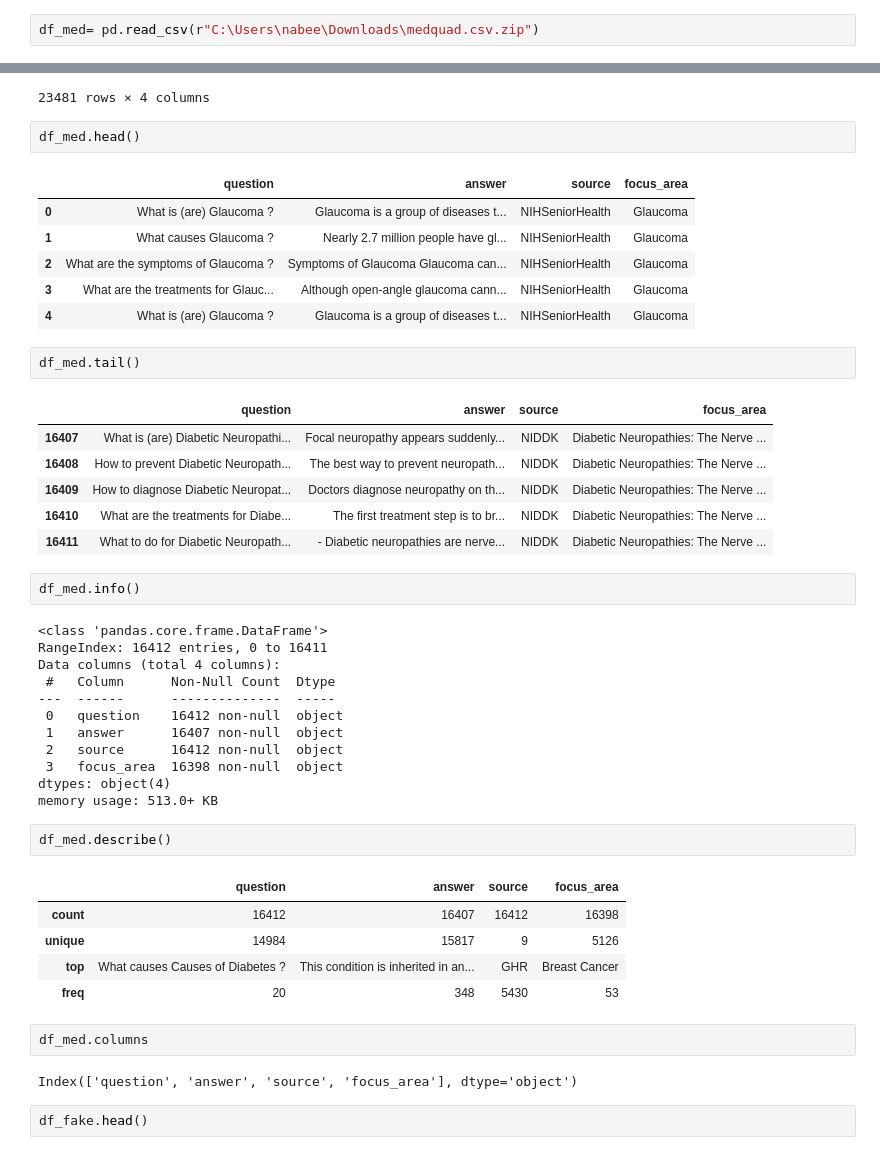
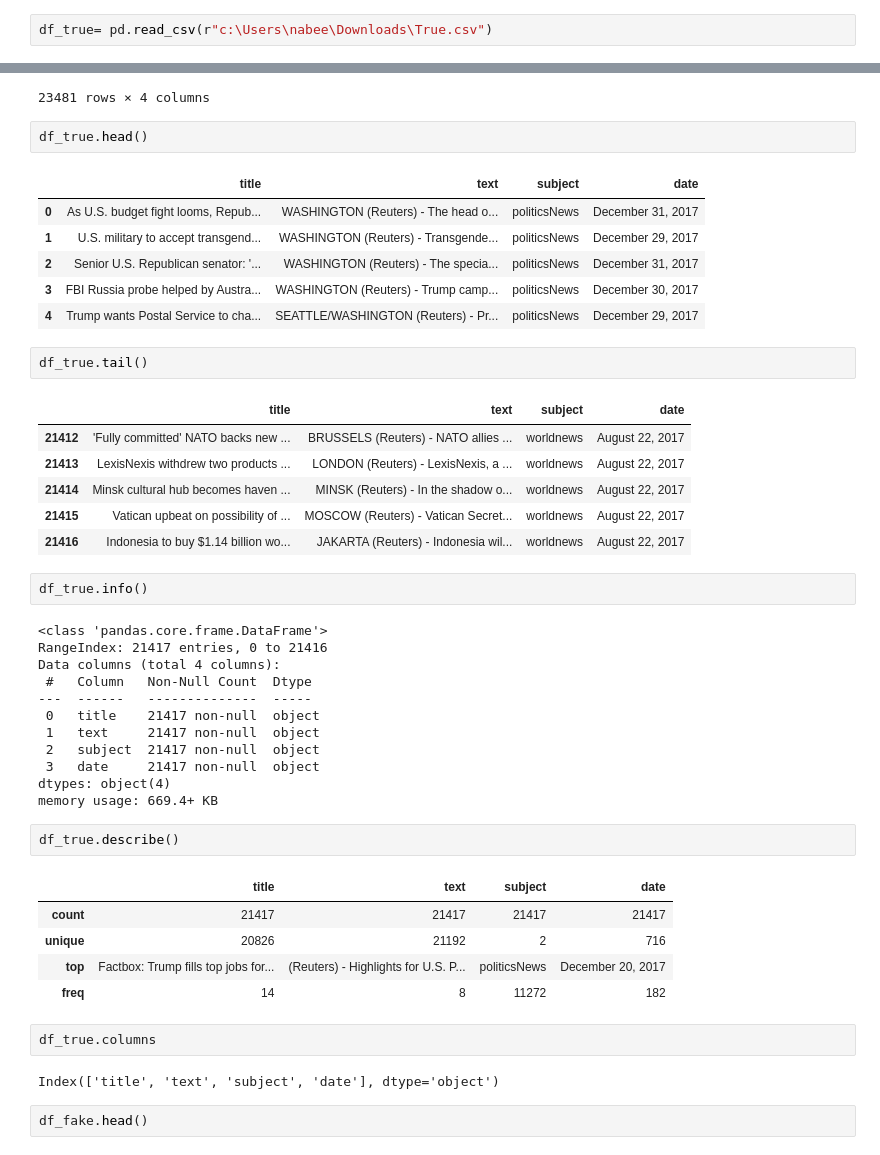
Before and after one commit to Huda-Kc/Data-Science-Portfolio, a Jupyter notebook: AI-NLP/nlp.ipynb, the cells around one changed output, grey strips where cells are left out. Saved outputs shown, nothing was run; the diff lists cells and outputs as text.

```diff
--- a/AI-NLP/nlp.ipynb
+++ b/AI-NLP/nlp.ipynb
@@ -144,2 +302,2 @@ from wordcloud import wordcloud
 # %%
-df_med= pd.read_csv(r"C:\Users\nabee\Downloads\medquad.csv.zip")
+df_true= pd.read_csv(r"c:\Users\nabee\Downloads\True.csv")
@@ -177,49 +335,49 @@ df_fake
 | 23480 | 10 U.S. Navy Sailors Held by Iran... | 21st Century Wire says As 21WIRE ... | Middle-east | January 12, 2016 |
 23481 rows × 4 columns
 # %%
-df_med.head()
+df_true.head()
 # %% [output]
-|  | question | answer | source | focus_area |
-| 0 | What is (are) Glaucoma ? | Glaucoma is a group of diseases t... | NIHSeniorHealth | Glaucoma |
-| 1 | What causes Glaucoma ? | Nearly 2.7 million people have gl... | NIHSeniorHealth | Glaucoma |
-| 2 | What are the symptoms of Glaucoma ? | Symptoms of Glaucoma Glaucoma can... | NIHSeniorHealth | Glaucoma |
-| 3 | What are the treatments for Glauc... | Although open-angle glaucoma cann... | NIHSeniorHealth | Glaucoma |
-| 4 | What is (are) Glaucoma ? | Glaucoma is a group of diseases t... | NIHSeniorHealth | Glaucoma |
+|  | title | text | subject | date |
+| 0 | As U.S. budget fight looms, Repub... | WASHINGTON (Reuters) - The head o... | politicsNews | December 31, 2017 |
+| 1 | U.S. military to accept transgend... | WASHINGTON (Reuters) - Transgende... | politicsNews | December 29, 2017 |
+| 2 | Senior U.S. Republican senator: '... | WASHINGTON (Reuters) - The specia... | politicsNews | December 31, 2017 |
+| 3 | FBI Russia probe helped by Austra... | WASHINGTON (Reuters) - Trump camp... | politicsNews | December 30, 2017 |
+| 4 | Trump wants Postal Service to cha... | SEATTLE/WASHINGTON (Reuters) - Pr... | politicsNews | December 29, 2017 |
 # %%
-df_med.tail()
+df_true.tail()
 # %% [output]
-|  | question | answer | source | focus_area |
-| 16407 | What is (are) Diabetic Neuropathi... | Focal neuropathy appears suddenly... | NIDDK | Diabetic Neuropathies: The Nerve ... |
-| 16408 | How to prevent Diabetic Neuropath... | The best way to prevent neuropath... | NIDDK | Diabetic Neuropathies: The Nerve ... |
-| 16409 | How to diagnose Diabetic Neuropat... | Doctors diagnose neuropathy on th... | NIDDK | Diabetic Neuropathies: The Nerve ... |
-| 16410 | What are the treatments for Diabe... | The first treatment step is to br... | NIDDK | Diabetic Neuropathies: The Nerve ... |
-| 16411 | What to do for Diabetic Neuropath... | - Diabetic neuropathies are nerve... | NIDDK | Diabetic Neuropathies: The Nerve ... |
+|  | title | text | subject | date |
+| 21412 | 'Fully committed' NATO backs new ... | BRUSSELS (Reuters) - NATO allies ... | worldnews | August 22, 2017 |
+| 21413 | LexisNexis withdrew two products ... | LONDON (Reuters) - LexisNexis, a ... | worldnews | August 22, 2017 |
+| 21414 | Minsk cultural hub becomes haven ... | MINSK (Reuters) - In the shadow o... | worldnews | August 22, 2017 |
+| 21415 | Vatican upbeat on possibility of ... | MOSCOW (Reuters) - Vatican Secret... | worldnews | August 22, 2017 |
+| 21416 | Indonesia to buy $1.14 billion wo... | JAKARTA (Reuters) - Indonesia wil... | worldnews | August 22, 2017 |
 # %%
-df_med.info()
+df_true.info()
 # %% [output]
 <class 'pandas.core.frame.DataFrame'>
-RangeIndex: 16412 entries, 0 to 16411
+RangeIndex: 21417 entries, 0 to 21416
 Data columns (total 4 columns):
- #   Column      Non-Null Count  Dtype
----  ------      --------------  -----
- 0   question    16412 non-null  object
- 1   answer      16407 non-null  object
- 2   source      16412 non-null  object
- 3   focus_area  16398 non-null  object
+ #   Column   Non-Null Count  Dtype
+---  ------   --------------  -----
+ 0   title    21417 non-null  object
+ 1   text     21417 non-null  object
+ 2   subject  21417 non-null  object
+ 3   date     21417 non-null  object
 dtypes: object(4)
-memory usage: 513.0+ KB
+memory usage: 669.4+ KB
 # %%
-df_med.describe()
+df_true.describe()
 # %% [output]
-|  | question | answer | source | focus_area |
-| count | 16412 | 16407 | 16412 | 16398 |
-| unique | 14984 | 15817 | 9 | 5126 |
-| top | What causes Causes of Diabetes ? | This condition is inherited in an... | GHR | Breast Cancer |
-| freq | 20 | 348 | 5430 | 53 |
+|  | title | text | subject | date |
+| count | 21417 | 21417 | 21417 | 21417 |
+| unique | 20826 | 21192 | 2 | 716 |
+| top | Factbox: Trump fills top jobs for... | (Reuters) - Highlights for U.S. P... | politicsNews | December 20, 2017 |
+| freq | 14 | 8 | 11272 | 182 |
 # %%
-df_med.columns
+df_true.columns
 # %% [output]
-Index(['question', 'answer', 'source', 'focus_area'], dtype='object')
+Index(['title', 'text', 'subject', 'date'], dtype='object')
 # %%
 df_fake.head()
 # %% [output]
```
Also changed, not shown: parts of 55 cells of this notebook, 41 other files.
